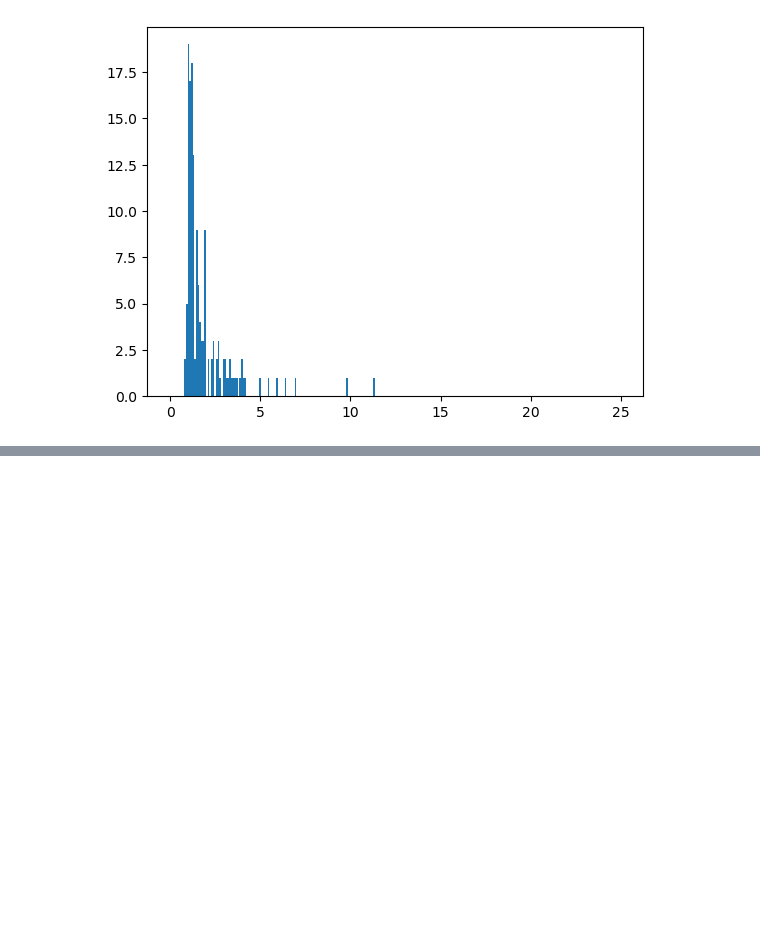
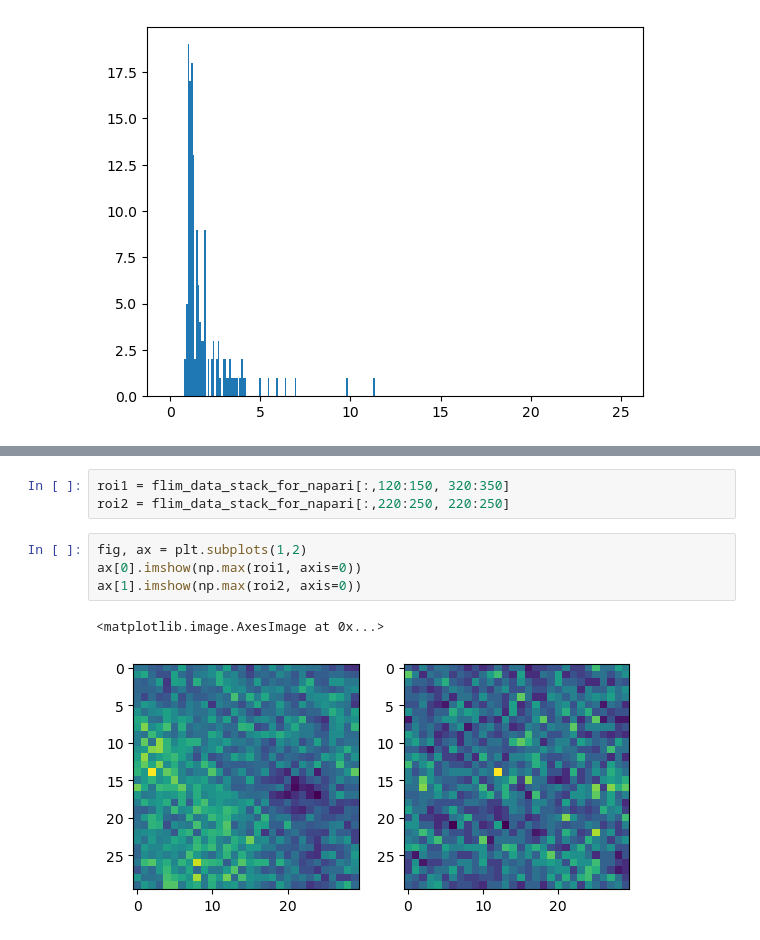
Before and after one commit to zoccoler/FLIM_analysis, a Jupyter notebook: notebooks/Open_PTU_files.ipynb, the cells around one changed output, grey strips where cells are left out. Saved outputs shown, nothing was run; the diff lists cells and outputs as text; blank space fills up the shorter version.

```diff
--- a/notebooks/Open_PTU_files.ipynb
+++ b/notebooks/Open_PTU_files.ipynb
@@ -172,0 +158,10 @@ array([ 5.5, 17.5])
+# %%
+roi1 = flim_data_stack_for_napari[:,120:150, 320:350]
+roi2 = flim_data_stack_for_napari[:,220:250, 220:250]
+# %%
+fig, ax = plt.subplots(1,2)
+ax[0].imshow(np.max(roi1, axis=0))
+ax[1].imshow(np.max(roi2, axis=0))
+# %% [output]
+<matplotlib.image.AxesImage at 0x...>
+[figure, added]
```
Also changed, not shown: parts of 11 cells of this notebook.
